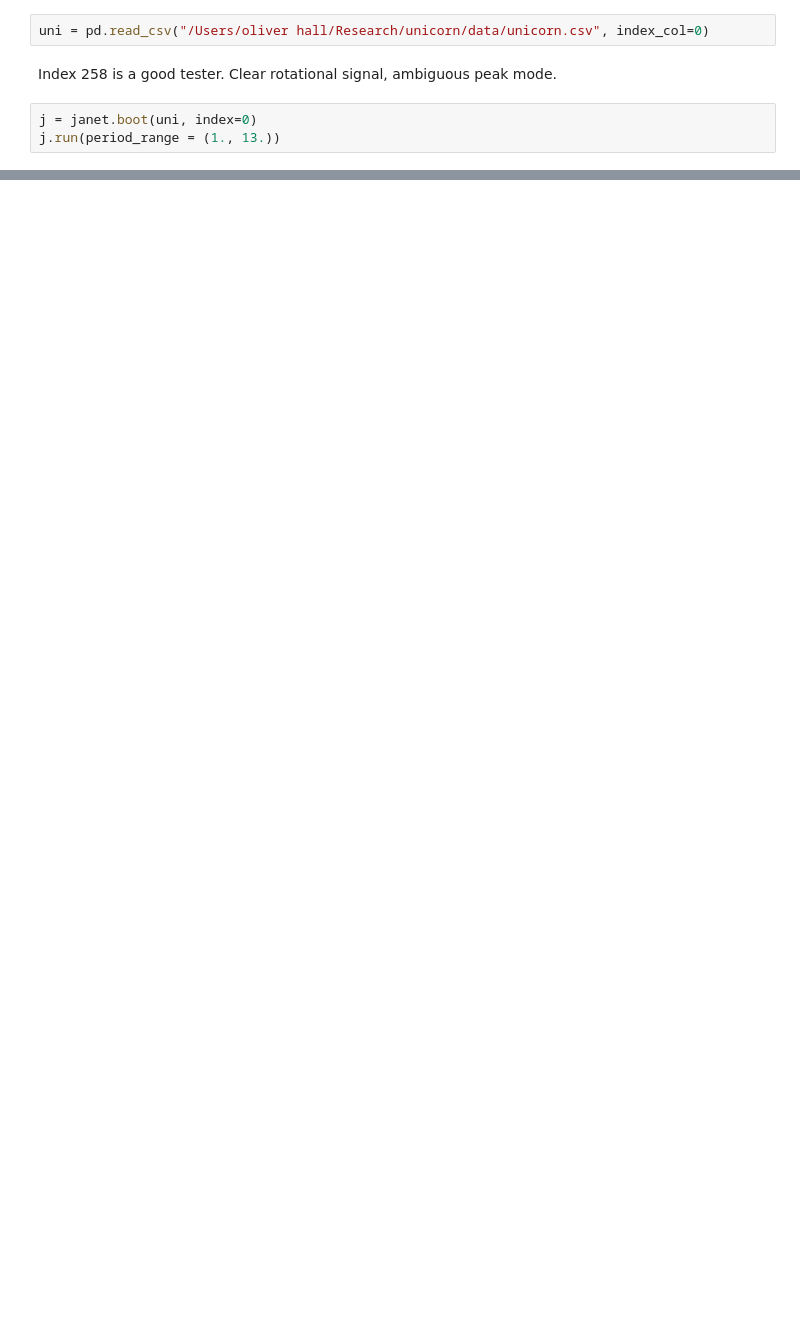
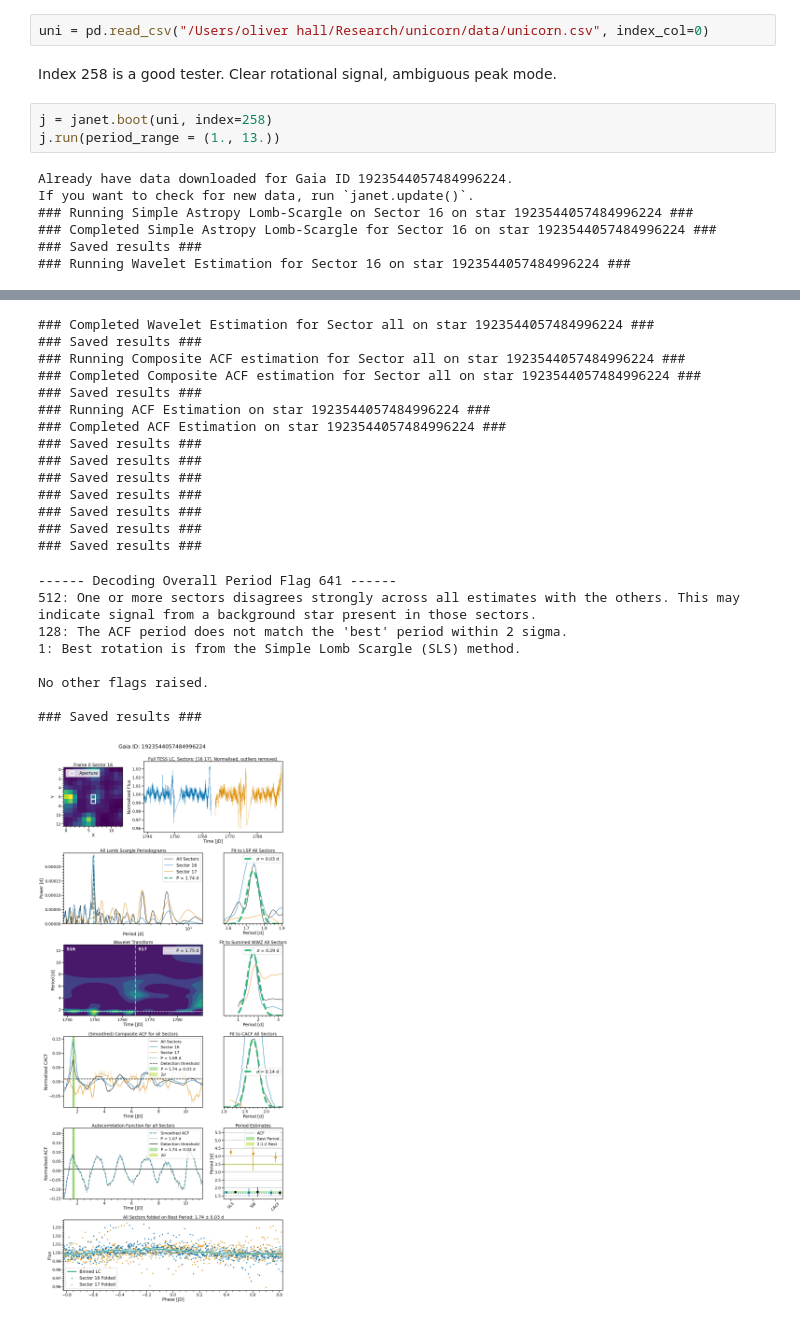
Before and after one commit to ojhall94/michael, a Jupyter notebook: Examples/Example.ipynb, the cells around one changed output, grey strips where cells are left out. Saved outputs shown, nothing was run; the diff lists cells and outputs as text; blank space fills up the shorter version.

```diff
--- a/Examples/Example.ipynb
+++ b/Examples/Example.ipynb
@@ -24,5 +26,12 @@ uni = pd.read_csv("/Users/oliver hall/Research/unicorn/data/unicorn.csv", index_
 # %% [markdown]
 Index 258 is a good tester. Clear rotational signal, ambiguous peak mode.
 # %%
-j = janet.boot(uni, index=0)
+j = janet.boot(uni, index=258)
 j.run(period_range = (1., 13.))
+# %% [output]
+Already have data downloaded for Gaia ID 1923544057484996224.
+If you want to check for new data, run `janet.update()`.
+### Running Simple Astropy Lomb-Scargle on Sector 16 on star 1923544057484996224 ###
+### Completed Simple Astropy Lomb-Scargle for Sector 16 on star 1923544057484996224 ###
+### Saved results ###
+### Running Wavelet Estimation for Sector 16 on star 1923544057484996224 ###
@@ -28,0 +56,23 @@ j.run(period_range = (1., 13.))
+### Completed Wavelet Estimation for Sector all on star 1923544057484996224 ###
+### Saved results ###
+### Running Composite ACF estimation for Sector all on star 1923544057484996224 ###
+### Completed Composite ACF estimation for Sector all on star 1923544057484996224 ###
+### Saved results ###
+### Running ACF Estimation on star 1923544057484996224 ###
+### Completed ACF Estimation on star 1923544057484996224 ###
+### Saved results ###
+### Saved results ###
+### Saved results ###
+### Saved results ###
+### Saved results ###
+### Saved results ###
+### Saved results ###
+------ Decoding Overall Period Flag 641 ------
+512: One or more sectors disagrees strongly across all estimates with the others. This may indicate signal from a background star present in those sectors.
+128: The ACF period does not match the 'best' period within 2 sigma.
+1: Best rotation is from the Simple Lomb Scargle (SLS) method.
+
+No other flags raised.
+
+### Saved results ###
+[figure, added]
```
Also changed, not shown: parts of 4 cells of this notebook, 6 other files.
